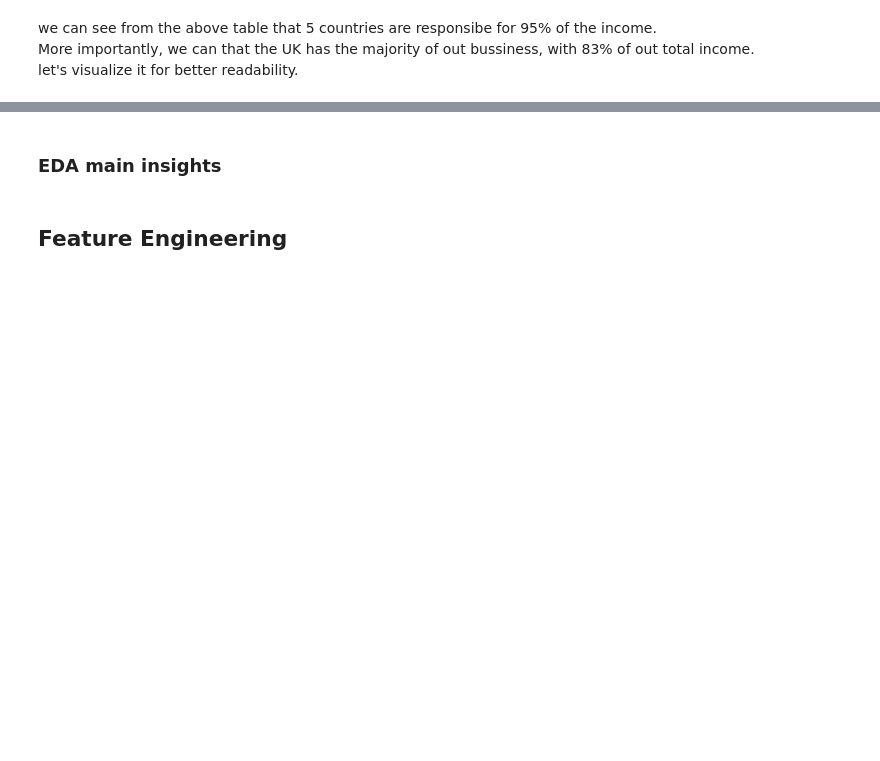
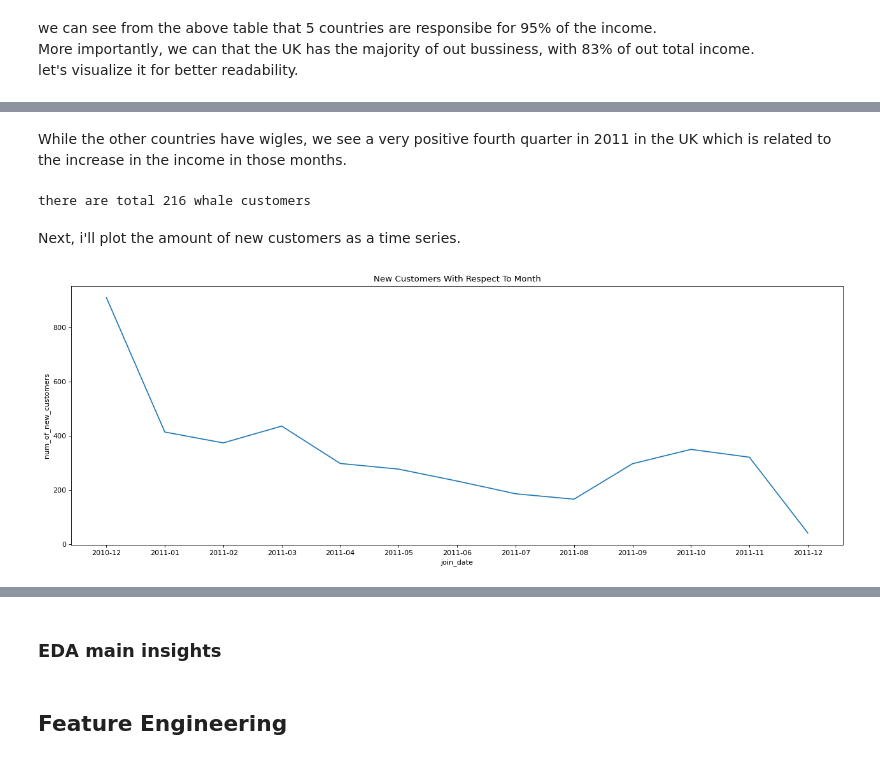
Before and after one commit to DanBasson/Raven, a Jupyter notebook: Analysis.ipynb, the cells around one changed output, grey strips where cells are left out. Saved outputs shown, nothing was run; the diff lists cells and outputs as text; code cells hidden in the pictures; blank space fills up the shorter version.

```diff
--- a/Analysis.ipynb
+++ b/Analysis.ipynb
@@ -28,8 +26,7 @@ pd.set_option('display.width', 1000)
 pd.set_option('max_colwidth', 99999)
 warnings.filterwarnings("ignore")
 # %%
-df = pd.read_parquet('df.parquet.gzip')
-CURRENT_TIME = df[invoicedate].max()
+df = pd.read_parquet('src/df.parquet.gzip')
 # %%
 df.head(2)
 # %% [output]
@@ -118,3 +191,5 @@ plt.tight_layout()
+# %% [markdown]
+While the other countries have wigles, we see a very positive fourth quarter in 2011 in the UK which is related to the increase in the income in those months.
 # %%
 # whales
 
@@ -124,3 +199,5 @@ whales_count = get_whales_by_column(whales, groupby_column=country, top_countrie
 fig = px.bar(whales_count, x=country, y='customers', title='Whales per country'.title(), color = country,
              text='customers'). update_layout(showlegend=False)
 fig.show()
+# %% [output]
+there are total 216 whale customers
@@ -145,17 +204,21 @@ plt.tight_layout()
+# %% [markdown]
+Next, i'll plot the amount of new customers as a time series.
 # %%
 # new customers per month
 
 processed_df['join_date'] = processed_df.groupby(customerid)[invoicedate].transform('min').dt.to_period(freq='M')
 
 join_df = processed_df[['join_date', customerid]].drop_duplicates()
-join_df = join_df.groupby('join_date', as_index=False)[customerid].nunique().rename(
+join_df = join_df.groupby(['join_date'], as_index=False)[customerid].nunique().rename(
     columns={customerid: 'num_of_new_customers'})
 join_df['join_date'] = join_df['join_date'].astype(str)
 
 figure(figsize=(16, 6), dpi=80)
 title = f'new customers with respect to month'.title()
 sns.lineplot(join_df, x='join_date', y='num_of_new_customers').set_title(title)
 plt.tight_layout()
+# %% [output]
+[figure, added]
 # %%
 # new customers per month by country
 
```
Also changed, not shown: parts of 60 cells of this notebook.
